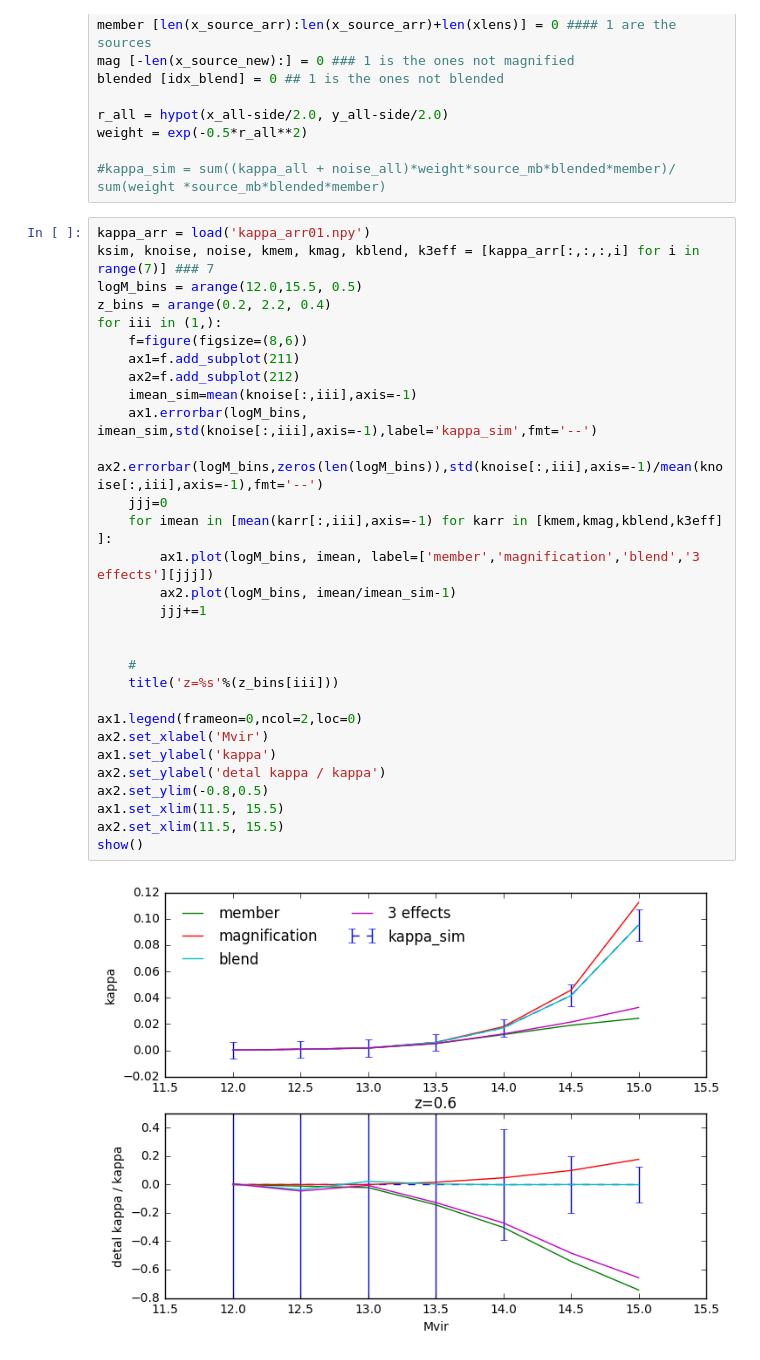
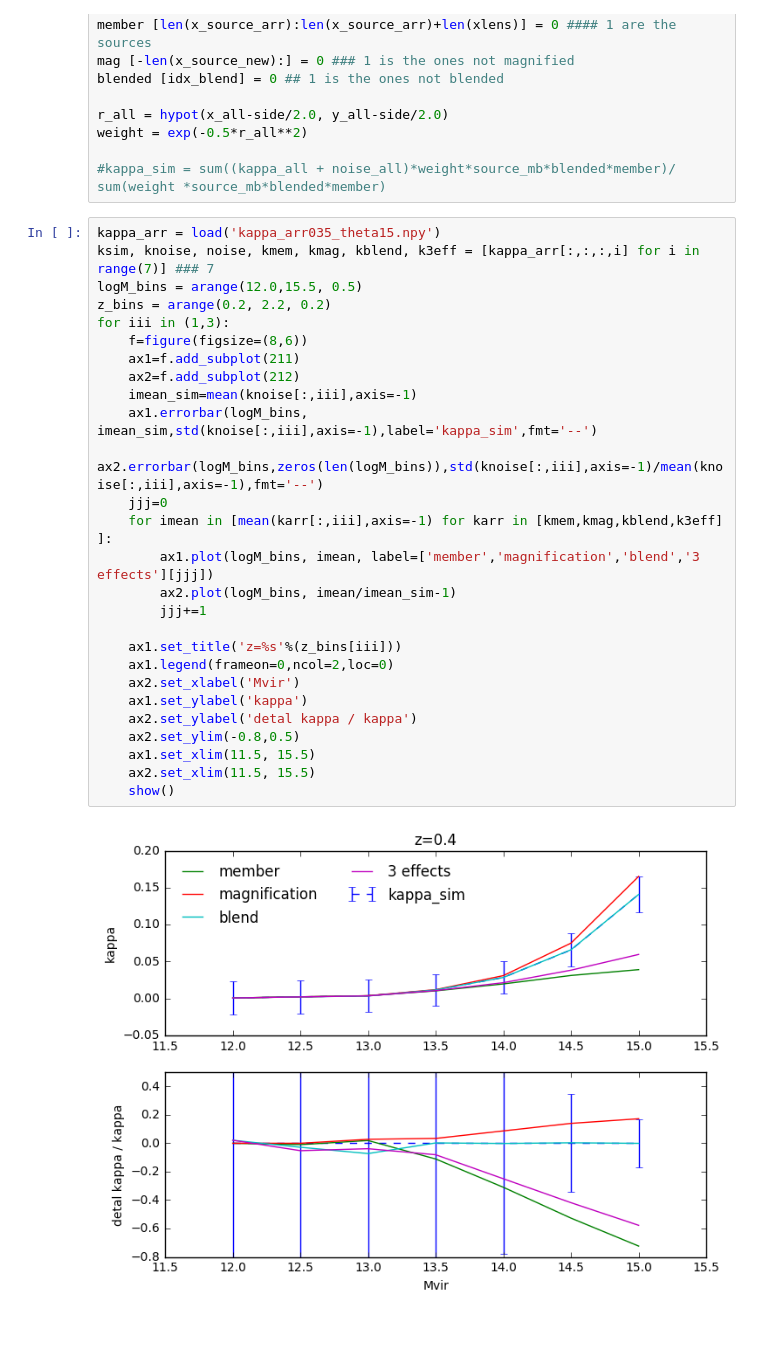
Before and after one commit to liuxx479/peak-bias, a Jupyter notebook: plots.ipynb, the cells around one changed output. Saved outputs shown, nothing was run; the diff lists cells and outputs as text; blank space fills up the shorter version.

Commit message:
update theta_blend

```diff
--- a/plots.ipynb
+++ b/plots.ipynb
@@ -329,34 +330,31 @@ weight = exp(-0.5*r_all**2)
 
 #kappa_sim = sum((kappa_all + noise_all)*weight*source_mb*blended*member)/ sum(weight *source_mb*blended*member)
 # %%
-kappa_arr = load('kappa_arr01.npy')
+kappa_arr = load('kappa_arr035_theta15.npy')
 ksim, knoise, noise, kmem, kmag, kblend, k3eff = [kappa_arr[:,:,:,i] for i in range(7)] ### 7
 logM_bins = arange(12.0,15.5, 0.5)
-z_bins = arange(0.2, 2.2, 0.4)
-for iii in (1,):
+z_bins = arange(0.2, 2.2, 0.2)
+for iii in (1,3):
     f=figure(figsize=(8,6))
     ax1=f.add_subplot(211)
     ax2=f.add_subplot(212)
     imean_sim=mean(knoise[:,iii],axis=-1)
     ax1.errorbar(logM_bins, imean_sim,std(knoise[:,iii],axis=-1),label='kappa_sim',fmt='--')
     ax2.errorbar(logM_bins,zeros(len(logM_bins)),std(knoise[:,iii],axis=-1)/mean(knoise[:,iii],axis=-1),fmt='--')
     jjj=0
     for imean in [mean(karr[:,iii],axis=-1) for karr in [kmem,kmag,kblend,k3eff] ]:
         ax1.plot(logM_bins, imean, label=['member','magnification','blend','3 effects'][jjj])
         ax2.plot(logM_bins, imean/imean_sim-1)
         jjj+=1
 
-
-    #
-    title('z=%s'%(z_bins[iii]))
-
-ax1.legend(frameon=0,ncol=2,loc=0)
-ax2.set_xlabel('Mvir')
-ax1.set_ylabel('kappa')
-ax2.set_ylabel('detal kappa / kappa')
-ax2.set_ylim(-0.8,0.5)
-ax1.set_xlim(11.5, 15.5)
-ax2.set_xlim(11.5, 15.5)
-show()
+    ax1.set_title('z=%s'%(z_bins[iii]))
+    ax1.legend(frameon=0,ncol=2,loc=0)
+    ax2.set_xlabel('Mvir')
+    ax1.set_ylabel('kappa')
+    ax2.set_ylabel('detal kappa / kappa')
+    ax2.set_ylim(-0.8,0.5)
+    ax1.set_xlim(11.5, 15.5)
+    ax2.set_xlim(11.5, 15.5)
+    show()
 # %% [output]
-[figure, old version]
+[figure, new version]
```
Also changed, not shown: parts of 2 cells of this notebook, 1 other file.
